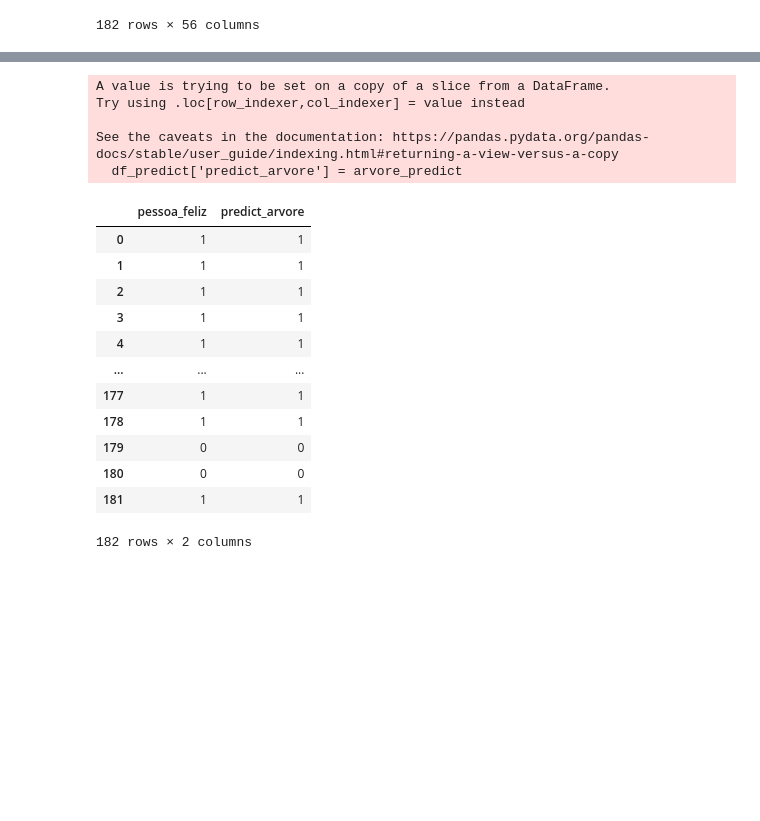
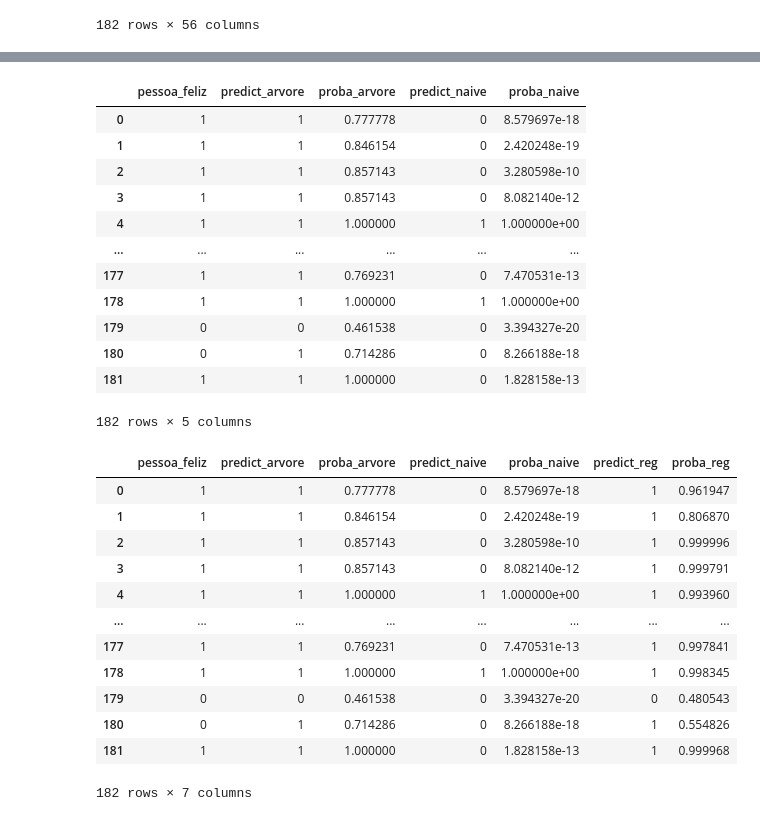
Before and after one commit to DaviMacielCavalcante/ml-2025-teomewhy, a Jupyter notebook: metricas.ipynb, the cells around one changed output, grey strips where cells are left out. Saved outputs shown, nothing was run; the diff lists cells and outputs as text; code cells hidden in the pictures; blank space fills up the shorter version.

```diff
--- a/metricas.ipynb
+++ b/metricas.ipynb
@@ -115,26 +137,41 @@ array([1, 1, 1, 1, 1, 1, 1, 1, 1, 1, 1, 1, 1, 1, 1, 1, 1, 0, 0, 1, 1, 1,
 # %%
-df_predict = df_analise[['pessoa_feliz']]
-df_predict['predict_arvore'] = arvore_predict
+naive_predict = naive.predict(X)
+df_predict['predict_naive'] = naive_predict
+df_predict['proba_naive'] = naive.predict_proba(X)[:, 1]
 df_predict
 # %% [output]
+|  | pessoa_feliz | predict_arvore | proba_arvore | predict_naive | proba_naive |
+| 0 | 1 | 1 | 0.777778 | 0 | 8.579697e-18 |
+| 1 | 1 | 1 | 0.846154 | 0 | 2.420248e-19 |
+| 2 | 1 | 1 | 0.857143 | 0 | 3.280598e-10 |
+| 3 | 1 | 1 | 0.857143 | 0 | 8.082140e-12 |
+| 4 | 1 | 1 | 1.000000 | 1 | 1.000000e+00 |
+| ... | ... | ... | ... | ... | ... |
+| 177 | 1 | 1 | 0.769231 | 0 | 7.470531e-13 |
+| 178 | 1 | 1 | 1.000000 | 1 | 1.000000e+00 |
+| 179 | 0 | 0 | 0.461538 | 0 | 3.394327e-20 |
+| 180 | 0 | 1 | 0.714286 | 0 | 8.266188e-18 |
+| 181 | 1 | 1 | 1.000000 | 0 | 1.828158e-13 |
-A value is trying to be set on a copy of a slice from a DataFrame.
-Try using .loc[row_indexer,col_indexer] = value instead
-
-See the caveats in the documentation: https://pandas.pydata.org/pandas-docs/stable/user_guide/indexing.html#returning-a-view-versus-a-copy
-  df_predict['predict_arvore'] = arvore_predict
+182 rows × 5 columns
-|  | pessoa_feliz | predict_arvore |
-| 0 | 1 | 1 |
-| 1 | 1 | 1 |
-| 2 | 1 | 1 |
-| 3 | 1 | 1 |
-| 4 | 1 | 1 |
-| ... | ... | ... |
-| 177 | 1 | 1 |
-| 178 | 1 | 1 |
-| 179 | 0 | 0 |
-| 180 | 0 | 0 |
-| 181 | 1 | 1 |
-182 rows × 2 columns
+# %%
+reg_predict = reg.predict(X)
+df_predict['predict_reg'] = reg_predict
+df_predict['proba_reg'] = reg.predict_proba(X)[:, 1]
+df_predict
+# %% [output]
+|  | pessoa_feliz | predict_arvore | proba_arvore | predict_naive | proba_naive | predict_reg | proba_reg |
+| 0 | 1 | 1 | 0.777778 | 0 | 8.579697e-18 | 1 | 0.961947 |
+| 1 | 1 | 1 | 0.846154 | 0 | 2.420248e-19 | 1 | 0.806870 |
+| 2 | 1 | 1 | 0.857143 | 0 | 3.280598e-10 | 1 | 0.999996 |
+| 3 | 1 | 1 | 0.857143 | 0 | 8.082140e-12 | 1 | 0.999791 |
+| 4 | 1 | 1 | 1.000000 | 1 | 1.000000e+00 | 1 | 0.993960 |
+| ... | ... | ... | ... | ... | ... | ... | ... |
+| 177 | 1 | 1 | 0.769231 | 0 | 7.470531e-13 | 1 | 0.997841 |
+| 178 | 1 | 1 | 1.000000 | 1 | 1.000000e+00 | 1 | 0.998345 |
+| 179 | 0 | 0 | 0.461538 | 0 | 3.394327e-20 | 0 | 0.480543 |
+| 180 | 0 | 1 | 0.714286 | 0 | 8.266188e-18 | 1 | 0.554826 |
+| 181 | 1 | 1 | 1.000000 | 0 | 1.828158e-13 | 1 | 0.999968 |
+182 rows × 7 columns
 # %%
 (df_predict['pessoa_feliz'] == df_predict['predict_arvore']).mean()
 # %% [output]
```
Also changed, not shown: parts of 10 cells of this notebook, 4 other files.
